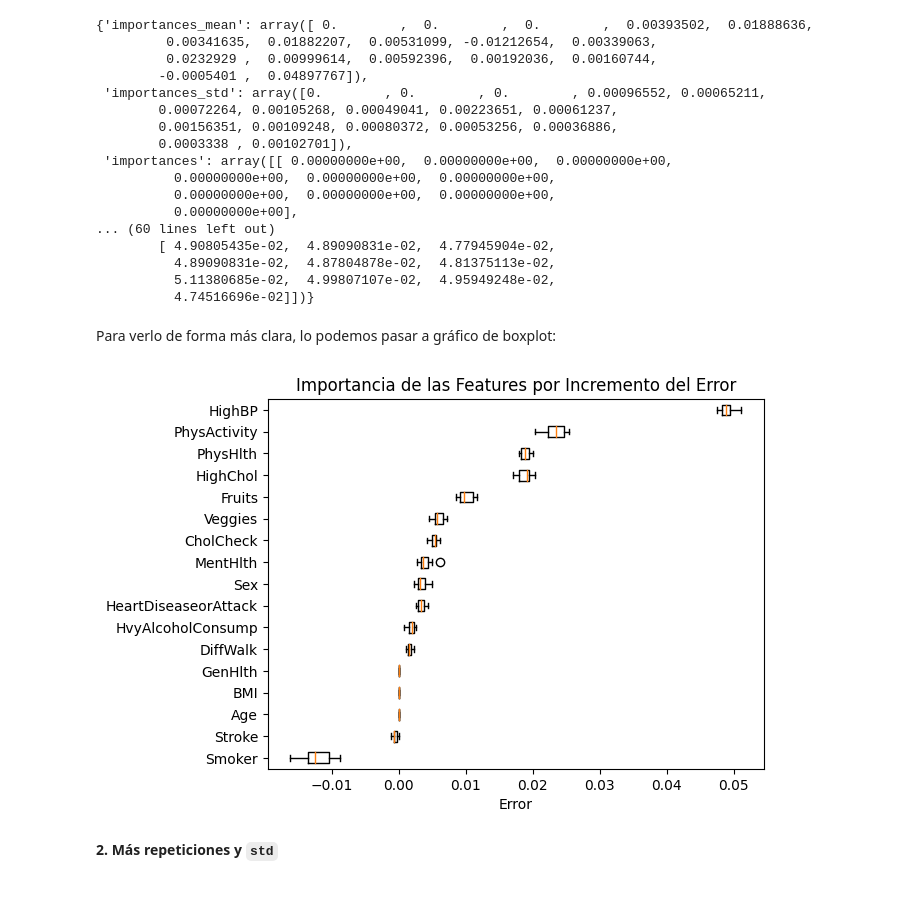
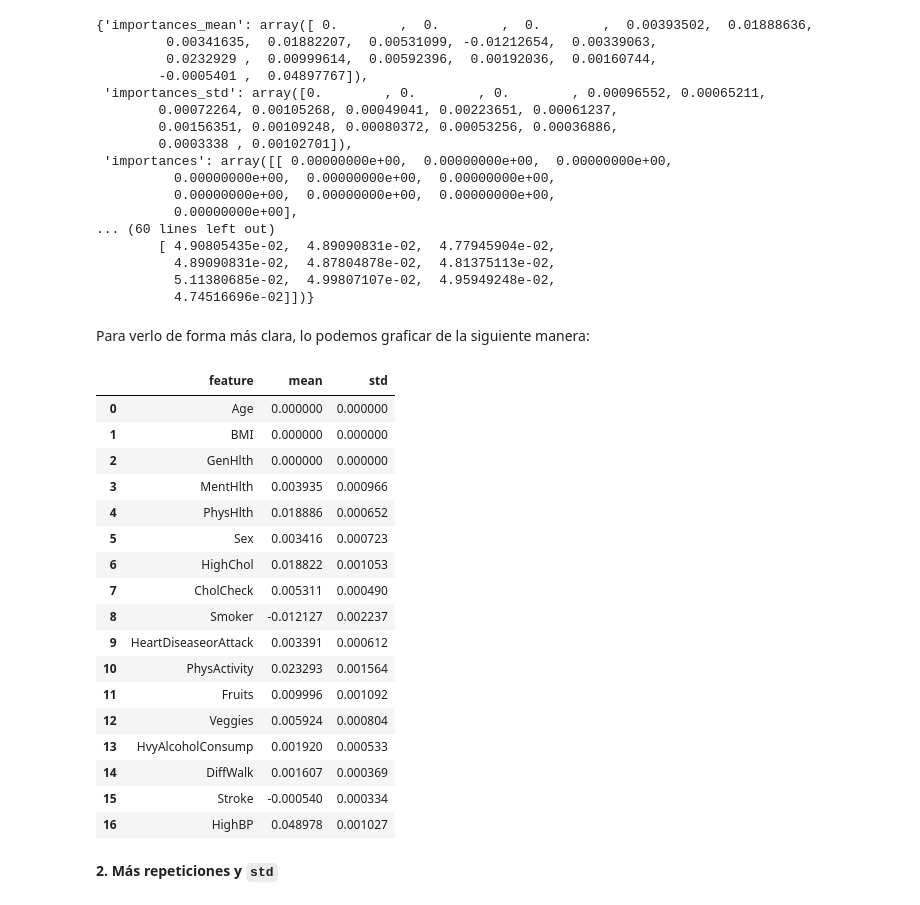
Before and after one commit to ElLuquitas/MDS7202-labs, a Jupyter notebook: lab10/Laboratorio10_Enunciado.ipynb, the cells around one changed output. Saved outputs shown, nothing was run; the diff lists cells and outputs as text; code cells hidden in the pictures.

```diff
--- a/lab10/Laboratorio10_Enunciado.ipynb
+++ b/lab10/Laboratorio10_Enunciado.ipynb
@@ -370,16 +369,31 @@ result
           5.11380685e-02,  4.99807107e-02,  4.95949248e-02,
           4.74516696e-02]])}
 # %% [markdown]
-Para verlo de forma más clara, lo podemos pasar a gráfico de boxplot:
+Para verlo de forma más clara, lo podemos graficar de la siguiente manera:
-# %%
-perm_sorted_idx = result.importances_mean.argsort()
-plt.boxplot(
-    result.importances[perm_sorted_idx].T,
-    vert=False,
-    labels=np.array(model.get_booster().feature_names)[perm_sorted_idx],
-)
-plt.title("Importancia de las Features por Incremento del Error")
-plt.xlabel('Error')
-plt.show()
-# %% [output]
-[figure, removed]
+# %%
+perm_importance_df = pd.DataFrame({
+    'feature': xgb_model.get_booster().feature_names,
+    'mean': result.importances_mean,
+    'std': result.importances_std
+})
+
+perm_importance_df
+# %% [output]
+|  | feature | mean | std |
+| 0 | Age | 0.000000 | 0.000000 |
+| 1 | BMI | 0.000000 | 0.000000 |
+| 2 | GenHlth | 0.000000 | 0.000000 |
+| 3 | MentHlth | 0.003935 | 0.000966 |
+| 4 | PhysHlth | 0.018886 | 0.000652 |
+| 5 | Sex | 0.003416 | 0.000723 |
+| 6 | HighChol | 0.018822 | 0.001053 |
+| 7 | CholCheck | 0.005311 | 0.000490 |
+| 8 | Smoker | -0.012127 | 0.002237 |
+| 9 | HeartDiseaseorAttack | 0.003391 | 0.000612 |
+| 10 | PhysActivity | 0.023293 | 0.001564 |
+| 11 | Fruits | 0.009996 | 0.001092 |
+| 12 | Veggies | 0.005924 | 0.000804 |
+| 13 | HvyAlcoholConsump | 0.001920 | 0.000533 |
+| 14 | DiffWalk | 0.001607 | 0.000369 |
+| 15 | Stroke | -0.000540 | 0.000334 |
+| 16 | HighBP | 0.048978 | 0.001027 |
```
Also changed, not shown: parts of 21 cells of this notebook.
